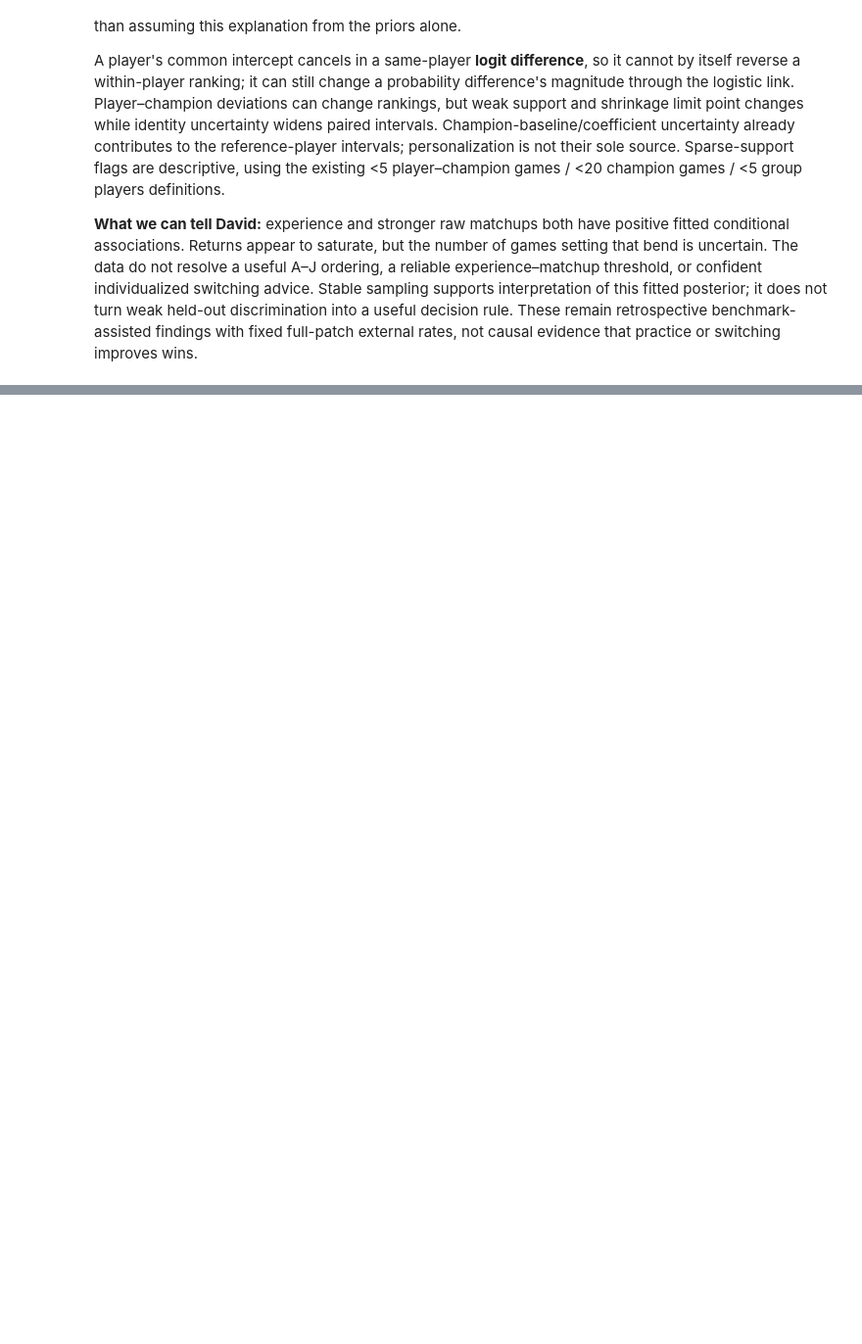
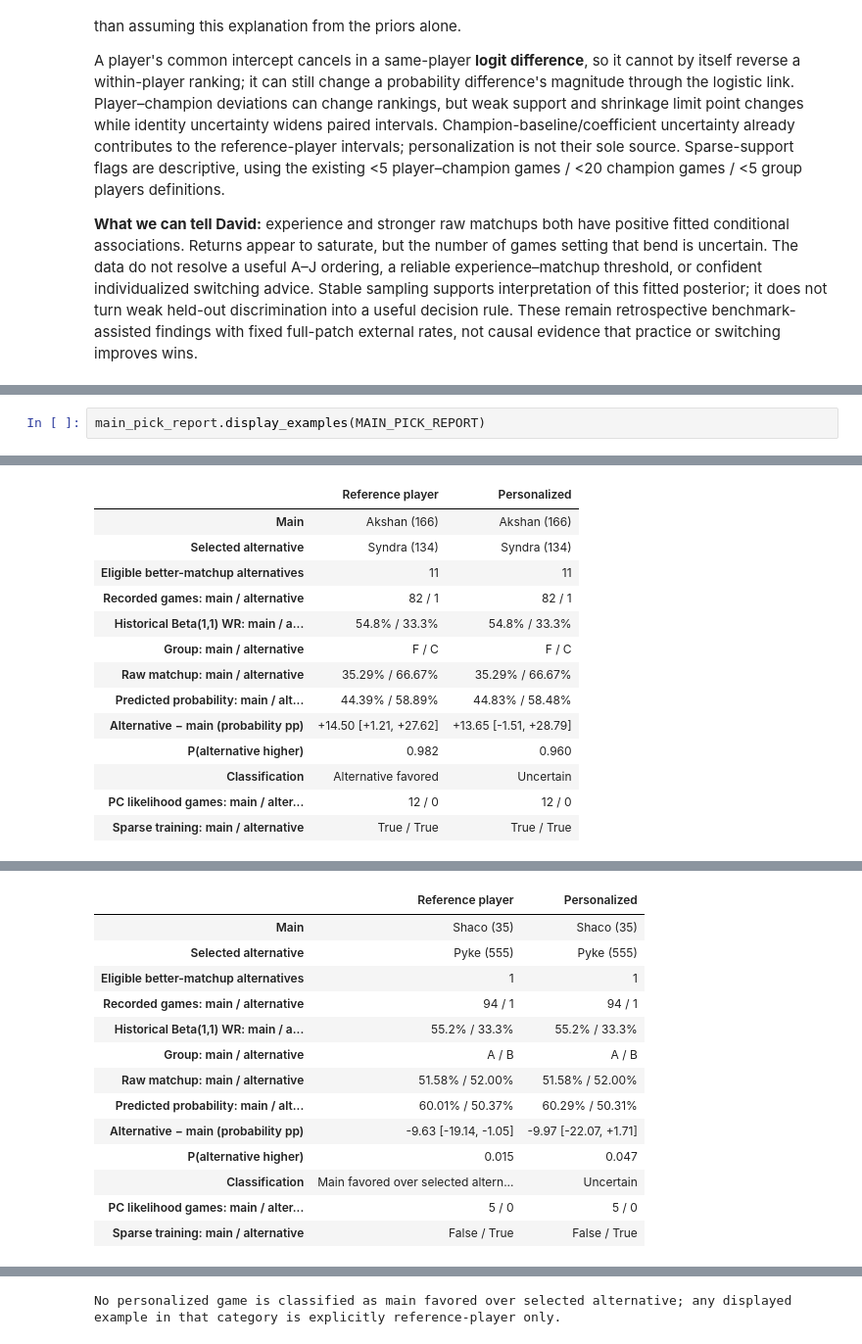
Before and after one commit to minhhohoang/riot-game-prediction, a Jupyter notebook: hlr_model/broad_rank_modeling.ipynb, the cells around one changed output, grey strips where cells are left out. Shown at 98% size. Cells and saved outputs as stored; diff of their text form; blank space fills up the shorter version.

```diff
--- a/hlr_model/broad_rank_modeling.ipynb
+++ b/hlr_model/broad_rank_modeling.ipynb
@@ -674,0 +779,3 @@ A player's common intercept cancels in a same-player **logit difference**, so it
+# %%
+main_pick_report.display_examples(MAIN_PICK_REPORT)
+# %% [output]
@@ -674,0 +783,14 @@ A player's common intercept cancels in a same-player **logit difference**, so it
+|  | Reference player | Personalized |
+| Main | Akshan (166) | Akshan (166) |
+| Selected alternative | Syndra (134) | Syndra (134) |
+| Eligible better-matchup alternatives | 11 | 11 |
+| Recorded games: main / alternative | 82 / 1 | 82 / 1 |
+| Historical Beta(1,1) WR: main / a... | 54.8% / 33.3% | 54.8% / 33.3% |
+| Group: main / alternative | F / C | F / C |
+| Raw matchup: main / alternative | 35.29% / 66.67% | 35.29% / 66.67% |
+| Predicted probability: main / alt... | 44.39% / 58.89% | 44.83% / 58.48% |
+| Alternative − main (probability pp) | +14.50 [+1.21, +27.62] | +13.65 [-1.51, +28.79] |
+| P(alternative higher) | 0.982 | 0.960 |
+| Classification | Alternative favored | Uncertain |
+| PC likelihood games: main / alter... | 12 / 0 | 12 / 0 |
+| Sparse training: main / alternative | True / True | True / True |
@@ -674,0 +798,14 @@ A player's common intercept cancels in a same-player **logit difference**, so it
+|  | Reference player | Personalized |
+| Main | Shaco (35) | Shaco (35) |
+| Selected alternative | Pyke (555) | Pyke (555) |
+| Eligible better-matchup alternatives | 1 | 1 |
+| Recorded games: main / alternative | 94 / 1 | 94 / 1 |
+| Historical Beta(1,1) WR: main / a... | 55.2% / 33.3% | 55.2% / 33.3% |
+| Group: main / alternative | A / B | A / B |
+| Raw matchup: main / alternative | 51.58% / 52.00% | 51.58% / 52.00% |
+| Predicted probability: main / alt... | 60.01% / 50.37% | 60.29% / 50.31% |
+| Alternative − main (probability pp) | -9.63 [-19.14, -1.05] | -9.97 [-22.07, +1.71] |
+| P(alternative higher) | 0.015 | 0.047 |
+| Classification | Main favored over selected altern... | Uncertain |
+| PC likelihood games: main / alter... | 5 / 0 | 5 / 0 |
+| Sparse training: main / alternative | False / True | False / True |
@@ -674,0 +827 @@ A player's common intercept cancels in a same-player **logit difference**, so it
+No personalized game is classified as main favored over selected alternative; any displayed example in that category is explicitly reference-player only.
```
Also changed, not shown: parts of 14 cells of this notebook, 11 other files.
